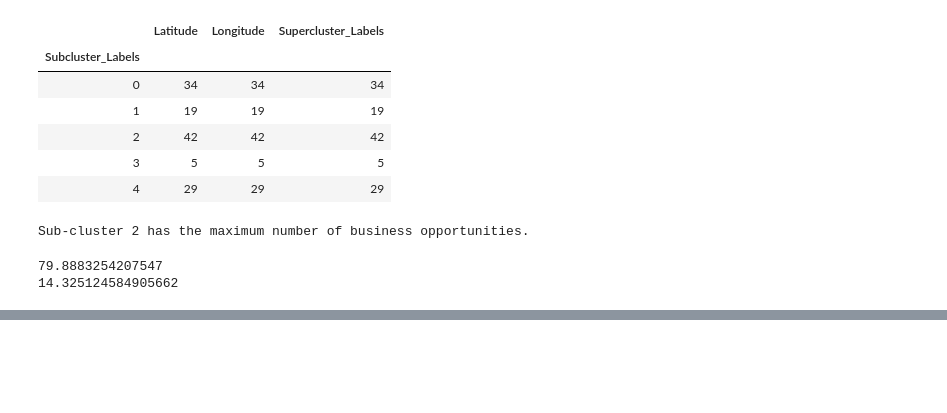
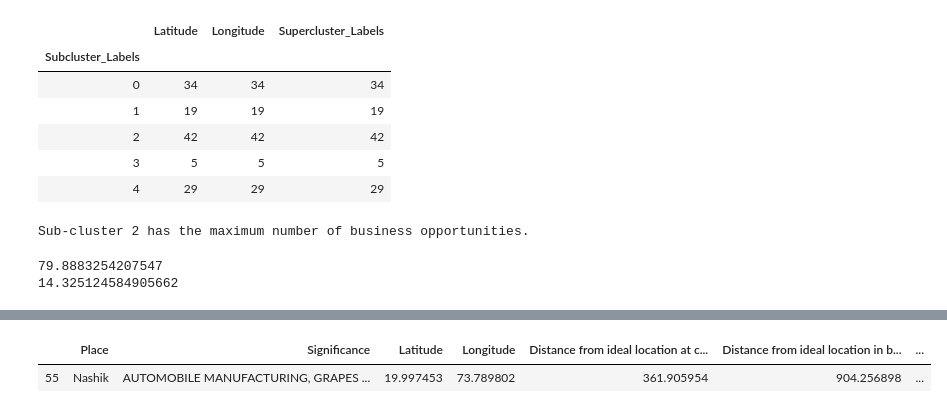
Before and after one commit to anshuman284/Coursera_Capstone, a Jupyter notebook: Battle of the Neighborhoods.ipynb, the cells around one changed output, grey strips where cells are left out. Saved outputs shown, nothing was run; the diff lists cells and outputs as text; code cells hidden in the pictures; blank space fills up the shorter version.

```diff
--- a/Battle of the Neighborhoods.ipynb
+++ b/Battle of the Neighborhoods.ipynb
@@ -723,0 +808,6 @@ Furthermore, since our we have classified the data into 4 types of manufacturing
+# %%
+ideal_subcluster_centre=ic1[ic1['Distance from ideal location in best sub-cluster']==ic1['Distance from ideal location in best sub-cluster'].min()]
+ideal_subcluster_centre
+# %% [output]
+|  | Place | Significance | Latitude | Longitude | Distance from ideal location at c... | Distance from ideal location in b... | ... |
+| 55 | Nashik | AUTOMOBILE MANUFACTURING, GRAPES ... | 19.997453 | 73.789802 | 361.905954 | 904.256898 | ... |
```
Also changed, not shown: parts of 5 cells of this notebook, 2 other files.
